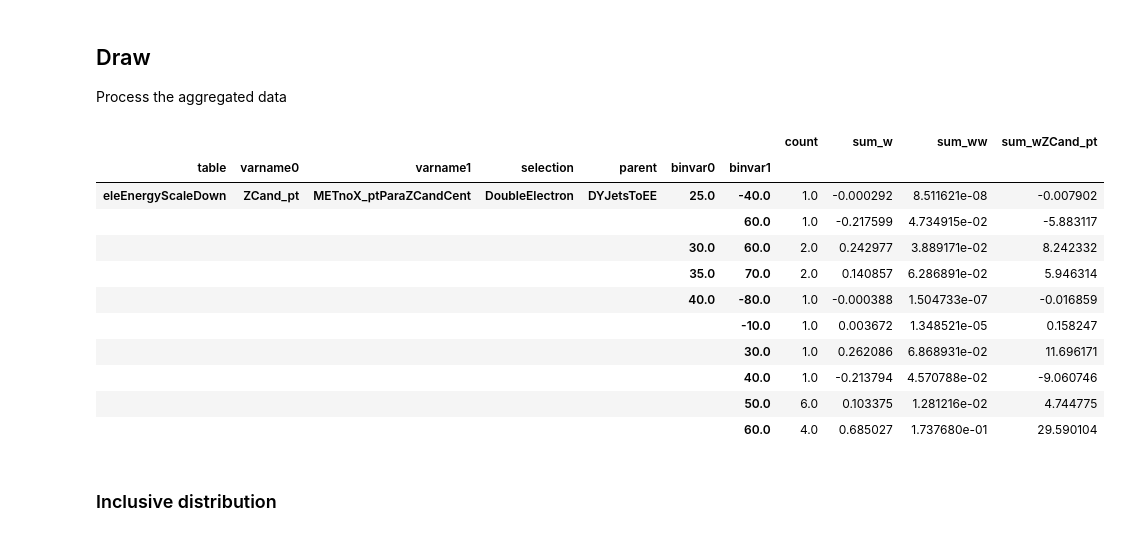
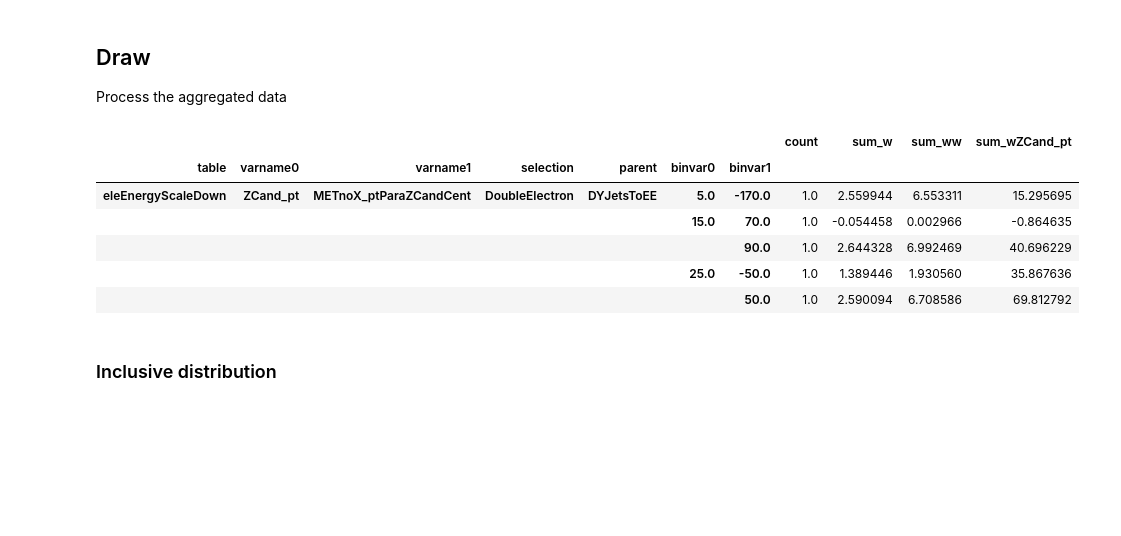
Before and after one commit to shane-breeze/zinv-notebooks, a Jupyter notebook: notebooks/zinv/1_corrections/4_met/met_scale_res_para_ele.ipynb, the cells around one changed output. Saved outputs shown, nothing was run; the diff lists cells and outputs as text; code cells hidden in the pictures; blank space fills up the shorter version.

```diff
--- a/notebooks/zinv/1_corrections/4_met/met_scale_res_para_ele.ipynb
+++ b/notebooks/zinv/1_corrections/4_met/met_scale_res_para_ele.ipynb
@@ -383,26 +24,19 @@ pass
 
 Process the aggregated data
 # %%
-df_data = pd.read_hdf("met_scale_res_metcut_updatetauid.h5", "DataAggEvents")
-df_mc = pd.read_hdf("met_scale_res_metcut_updatetauid.h5", "MCAggEvents")
-df_mc_jes = pd.read_hdf("met_scale_res_metcut_updatetauid.h5", "MCAggEvents_jes")
-df_mc_jer = pd.read_hdf("met_scale_res_metcut_updatetauid.h5", "MCAggEvents_jer")
-df_mc_unclust = pd.read_hdf("met_scale_res_metcut_updatetauid.h5", "MCAggEvents_unclust")
-df_mc_lepscale = pd.read_hdf("met_scale_res_metcut_updatetauid.h5", "MCAggEvents_lepscales")
-df_mc_lepscale.head(10)
+df_data = pd.read_hdf("data/met_scale_res.h5", "DataAggEvents")
+df_mc = pd.read_hdf("data/met_scale_res.h5", "MCAggEvents")
+df_mc_jec = pd.read_hdf("data/met_scale_res.h5", "MCAggEvents_jec")
+df_mc_lep = pd.read_hdf("data/met_scale_res.h5", "MCAggEvents_lep")
+df_mc_lep.head(5)
 # %% [output]
 |  |  |  |  |  |  |  | count | sum_w | sum_ww | sum_wZCand_pt |
 | table | varname0 | varname1 | selection | parent | binvar0 | binvar1 |  |  |  |  |
-| eleEnergyScaleDown | ZCand_pt | METnoX_ptParaZCandCent | DoubleElectron | DYJetsToEE | 25.0 | -40.0 | 1.0 | -0.000292 | 8.511621e-08 | -0.007902 |
-|  |  |  |  |  |  | 60.0 | 1.0 | -0.217599 | 4.734915e-02 | -5.883117 |
-|  |  |  |  |  | 30.0 | 60.0 | 2.0 | 0.242977 | 3.889171e-02 | 8.242332 |
-|  |  |  |  |  | 35.0 | 70.0 | 2.0 | 0.140857 | 6.286891e-02 | 5.946314 |
-|  |  |  |  |  | 40.0 | -80.0 | 1.0 | -0.000388 | 1.504733e-07 | -0.016859 |
-|  |  |  |  |  |  | -10.0 | 1.0 | 0.003672 | 1.348521e-05 | 0.158247 |
-|  |  |  |  |  |  | 30.0 | 1.0 | 0.262086 | 6.868931e-02 | 11.696171 |
-|  |  |  |  |  |  | 40.0 | 1.0 | -0.213794 | 4.570788e-02 | -9.060746 |
-|  |  |  |  |  |  | 50.0 | 6.0 | 0.103375 | 1.281216e-02 | 4.744775 |
-|  |  |  |  |  |  | 60.0 | 4.0 | 0.685027 | 1.737680e-01 | 29.590104 |
+| eleEnergyScaleDown | ZCand_pt | METnoX_ptParaZCandCent | DoubleElectron | DYJetsToEE | 5.0 | -170.0 | 1.0 | 2.559944 | 6.553311 | 15.295695 |
+|  |  |  |  |  | 15.0 | 70.0 | 1.0 | -0.054458 | 0.002966 | -0.864635 |
+|  |  |  |  |  |  | 90.0 | 1.0 | 2.644328 | 6.992469 | 40.696229 |
+|  |  |  |  |  | 25.0 | -50.0 | 1.0 | 1.389446 | 1.930560 | 35.867636 |
+|  |  |  |  |  |  | 50.0 | 1.0 | 2.590094 | 6.708586 | 69.812792 |
 # %% [markdown]
 ### Inclusive distribution
 # %%
```
Also changed, not shown: parts of 6 cells of this notebook, 40 other files.
